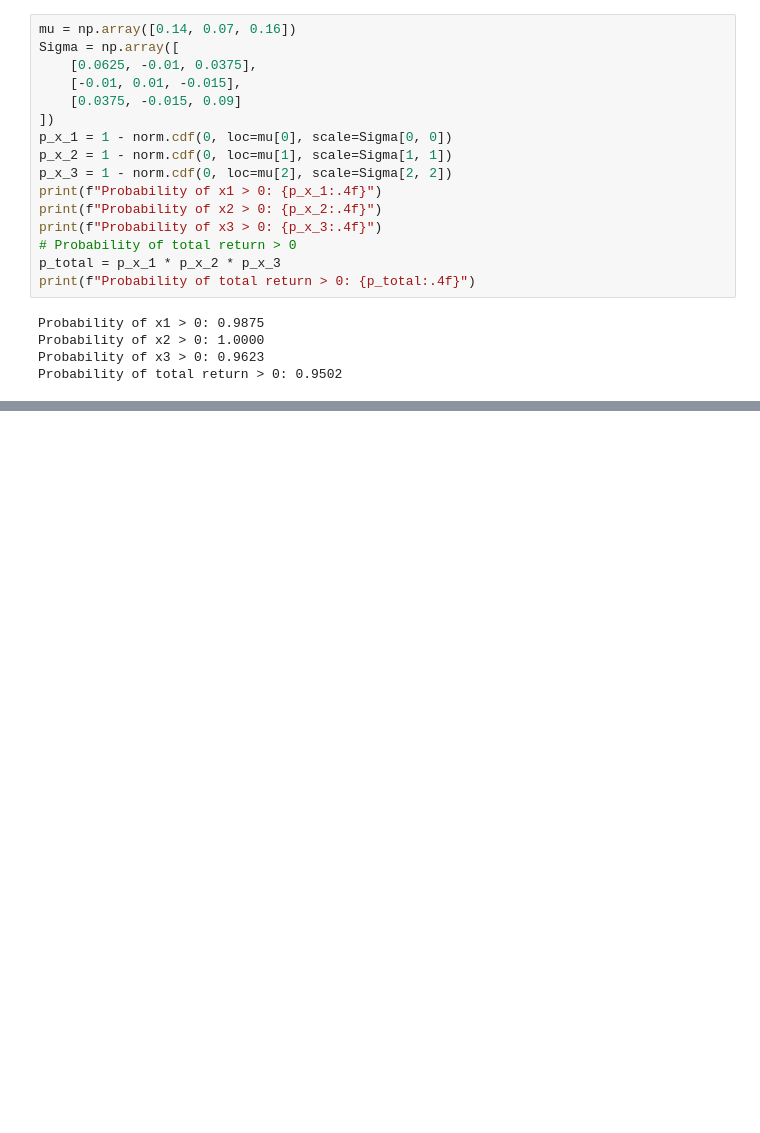
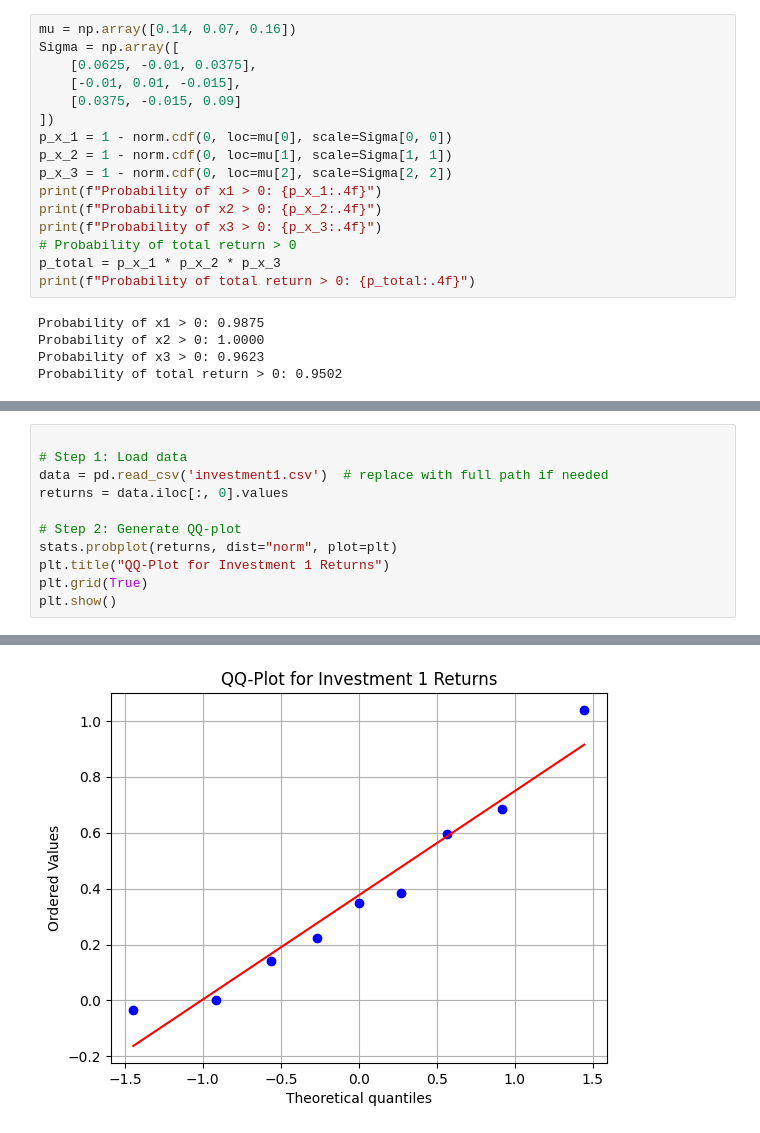
Before and after one commit to 1shaked/year_3, a Jupyter notebook: simulation/hw5/q1.ipynb, the cells around one changed output, grey strips where cells are left out. Saved outputs shown, nothing was run; the diff lists cells and outputs as text; blank space fills up the shorter version.

```diff
--- a/simulation/hw5/q1.ipynb
+++ b/simulation/hw5/q1.ipynb
@@ -111,0 +160,12 @@ Probability of total return > 0: 0.9502
+# %%
+
+# Step 1: Load data
+data = pd.read_csv('investment1.csv')  # replace with full path if needed
+returns = data.iloc[:, 0].values
+
+# Step 2: Generate QQ-plot
+stats.probplot(returns, dist="norm", plot=plt)
+plt.title("QQ-Plot for Investment 1 Returns")
+plt.grid(True)
+plt.show()
+# %% [output]
@@ -111,0 +173 @@ Probability of total return > 0: 0.9502
+[figure, added]
```
Also changed, not shown: parts of 11 cells of this notebook.
